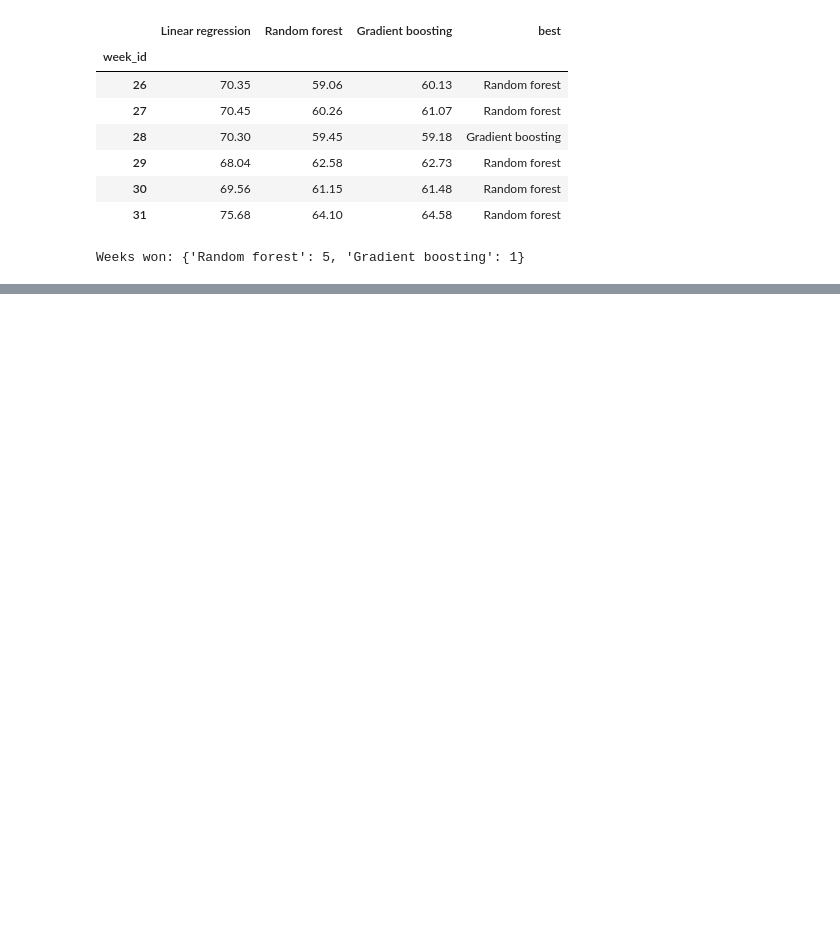
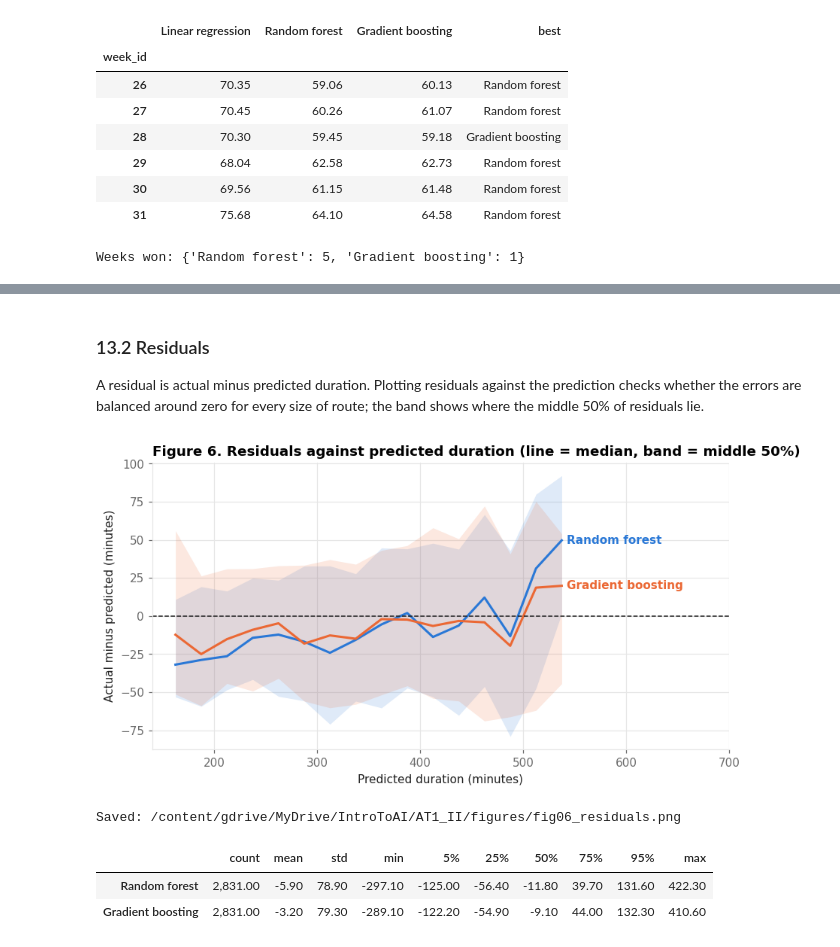
Before and after one commit to brucenguyen0302-code/last-mile-route-duration, a Jupyter notebook: notebooks/AT1_II_route_duration.ipynb, the cells around one changed output, grey strips where cells are left out. Cells and saved outputs as stored; diff of their text form; code cells hidden in the pictures; blank space fills up the shorter version.

```diff
--- a/notebooks/AT1_II_route_duration.ipynb
+++ b/notebooks/AT1_II_route_duration.ipynb
@@ -1238,0 +1286,34 @@ Weeks won: {'Random forest': 5, 'Gradient boosting': 1}
+# %% [markdown]
+### 13.2 Residuals
+
+A residual is actual minus predicted duration. Plotting residuals against the prediction checks whether the errors
+are balanced around zero for every size of route; the band shows where the middle 50% of residuals lie.
+# %%
+fig, ax = plt.subplots(figsize=(9, 4.5))
+pred_edges = np.arange(100, 700, 25)
+for name in FINALISTS:
+    pred = test_predictions[name]
+    resid = y_test.values - pred
+    groups = pd.Series(resid).groupby(pd.cut(pred, pred_edges), observed=True)
+    q = groups.quantile([0.25, 0.5, 0.75]).unstack()
+    q = q[groups.size() >= 20]
+    centres = [b.mid for b in q.index]
+    ax.fill_between(centres, q[0.25], q[0.75], color=MODEL_COLORS[name], alpha=0.15, linewidth=0)
+    ax.plot(centres, q[0.5], color=MODEL_COLORS[name], linewidth=2)
+    ax.text(centres[-1] + 5, q[0.5].iloc[-1], name, color=MODEL_COLORS[name], va='center', fontweight='bold')
+ax.axhline(0, color=INK, linewidth=1, linestyle='--')
+ax.set_xlim(140, 700)
+ax.set_title('Figure 6. Residuals against predicted duration (line = median, band = middle 50%)')
+ax.set_xlabel('Predicted duration (minutes)')
+ax.set_ylabel('Actual minus predicted (minutes)')
+save_figure(fig, 'fig06_residuals.png')
+
+resid_table = pd.DataFrame({name: y_test.values - test_predictions[name] for name in FINALISTS}).describe(
+    percentiles=[.05, .25, .5, .75, .95]).T
+display(resid_table.round(1))
+# %% [output]
+[figure, added]
+Saved: /content/gdrive/MyDrive/IntroToAI/AT1_II/figures/fig06_residuals.png
+|  | count | mean | std | min | 5% | 25% | 50% | 75% | 95% | max |
+| Random forest | 2,831.00 | -5.90 | 78.90 | -297.10 | -125.00 | -56.40 | -11.80 | 39.70 | 131.60 | 422.30 |
+| Gradient boosting | 2,831.00 | -3.20 | 79.30 | -289.10 | -122.20 | -54.90 | -9.10 | 44.00 | 132.30 | 410.60 |
```
Also changed, not shown: parts of 14 cells of this notebook.
